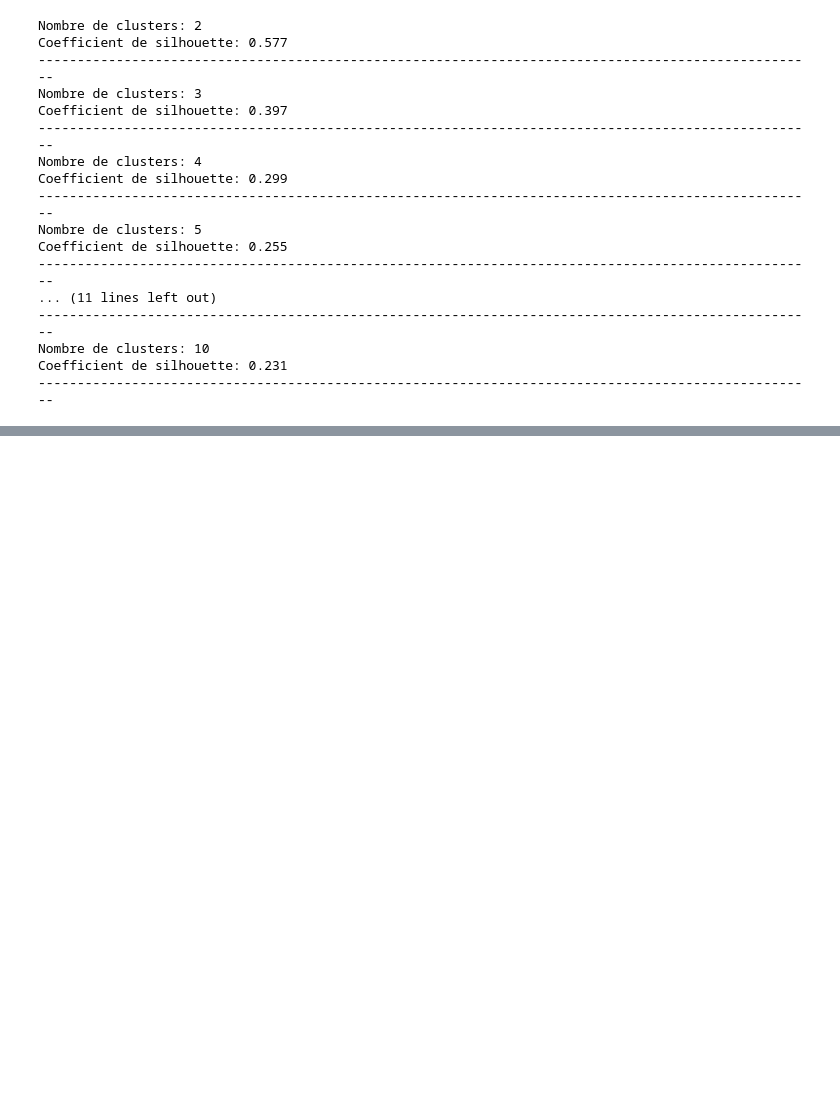
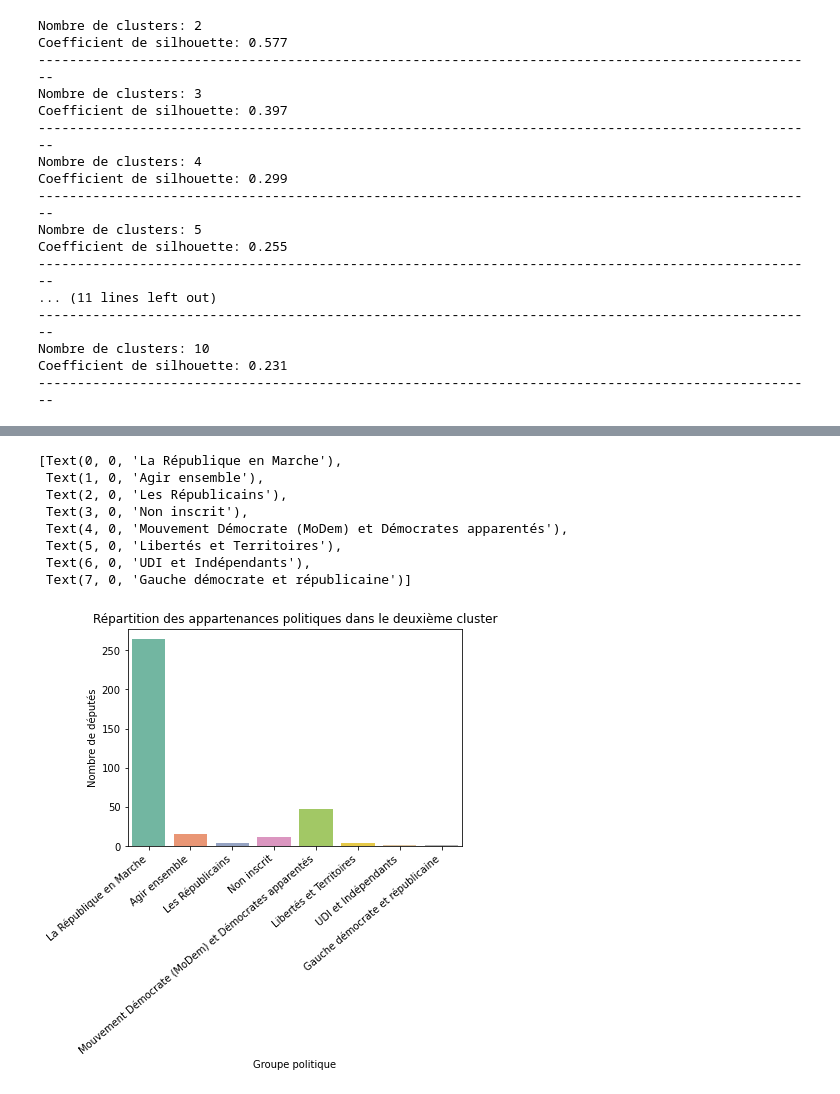
Before and after one commit to claralga/StatApp, a Jupyter notebook: clustering.ipynb, the cells around one changed output, grey strips where cells are left out. Cells and saved outputs as stored; diff of their text form; code cells hidden in the pictures; blank space fills up the shorter version.

```diff
--- a/clustering.ipynb
+++ b/clustering.ipynb
@@ -407,0 +366,18 @@ df_final
+# %%
+import seaborn as sns
+import matplotlib.pyplot as plt
+g = sns.countplot(data=list_cluster2[1], x='Groupe politique (complet)', palette='Set2')
+plt.title('Répartition des appartenances politiques dans le deuxième cluster')
+plt.ylabel('Nombre de députés')
+plt.xlabel('Groupe politique')
+g.set_xticklabels(g.get_xticklabels(), rotation=40, ha='right')
+# %% [output]
+[Text(0, 0, 'La République en Marche'),
+ Text(1, 0, 'Agir ensemble'),
+ Text(2, 0, 'Les Républicains'),
+ Text(3, 0, 'Non inscrit'),
+ Text(4, 0, 'Mouvement Démocrate (MoDem) et Démocrates apparentés'),
+ Text(5, 0, 'Libertés et Territoires'),
+ Text(6, 0, 'UDI et Indépendants'),
+ Text(7, 0, 'Gauche démocrate et républicaine')]
+[figure, added]
```
Also changed, not shown: parts of 41 cells of this notebook.
